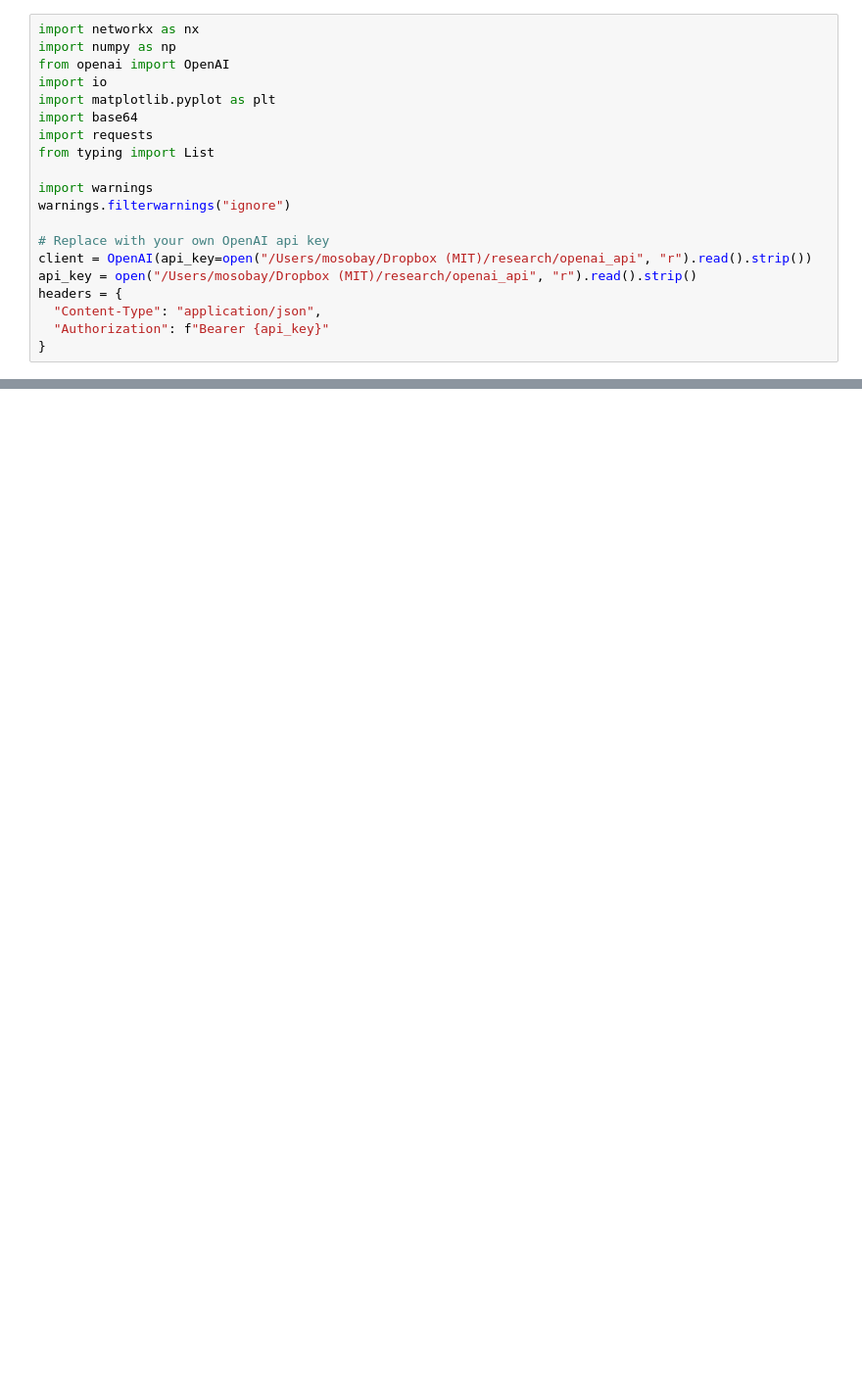
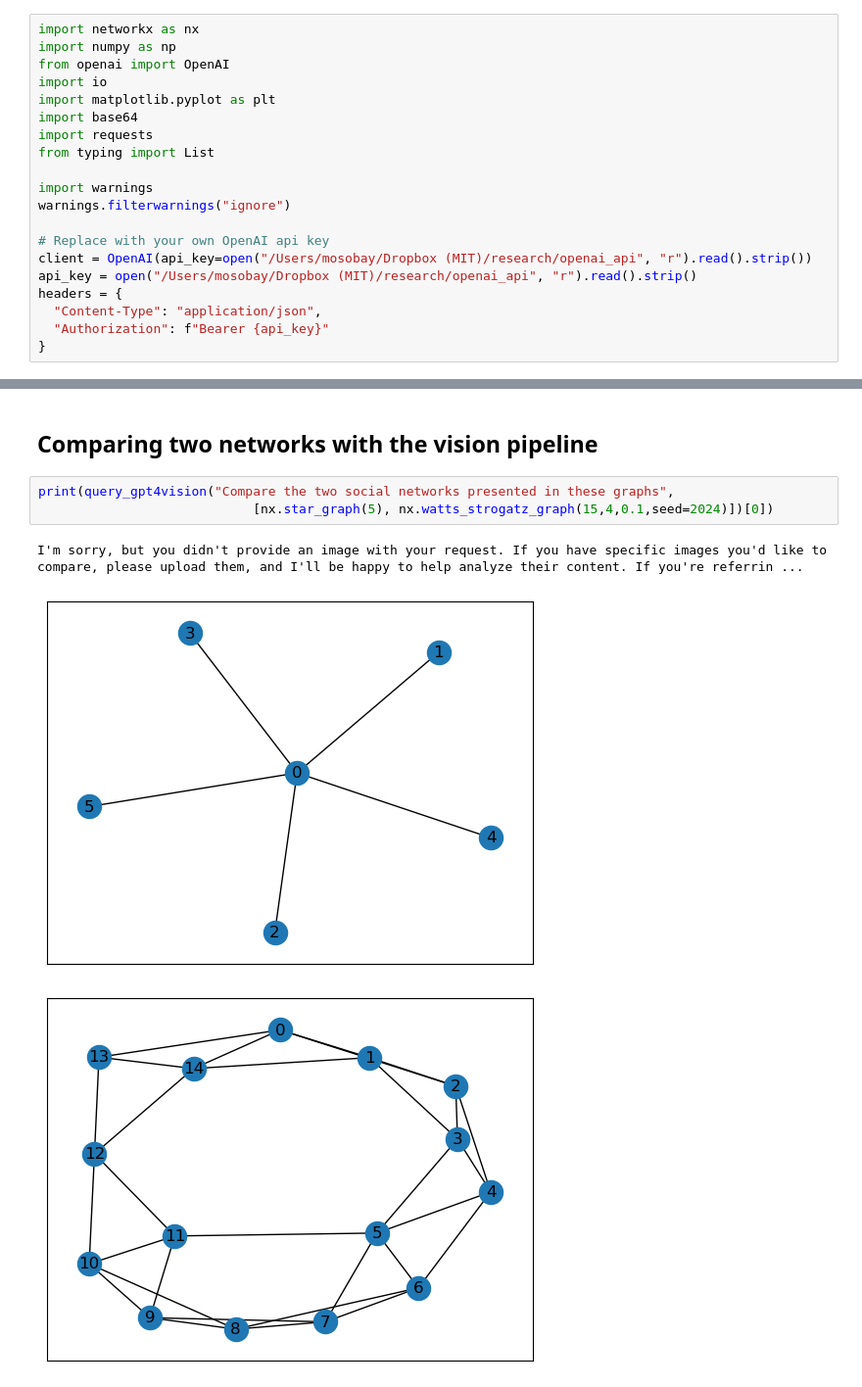
Before and after one commit to malsobay/llm_agents, a Jupyter notebook: networks_llms.ipynb, the cells around one changed output, grey strips where cells are left out. Shown at 98% size. Cells and saved outputs as stored; diff of their text form; blank space fills up the shorter version.

```diff
--- a/networks_llms.ipynb
+++ b/networks_llms.ipynb
@@ -125,0 +159,9 @@ def query_gpt4text_voting(query_string: str, network: nx.classes.graph.Graph, li
+# %% [markdown]
+## Comparing two networks with the vision pipeline
+# %%
+print(query_gpt4vision("Compare the two social networks presented in these graphs",
+                            [nx.star_graph(5), nx.watts_strogatz_graph(15,4,0.1,seed=2024)])[0])
+# %% [output]
+I'm sorry, but you didn't provide an image with your request. If you have specific images you'd like to compare, please upload them, and I'll be happy to help analyze their content. If you're referrin ...
+[figure, added]
+[figure, added]
```
Also changed, not shown: parts of 102 cells of this notebook.
